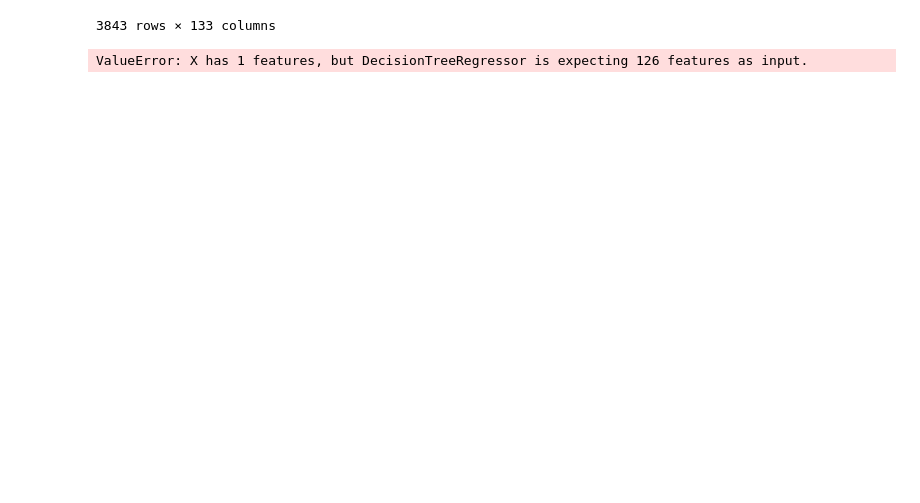
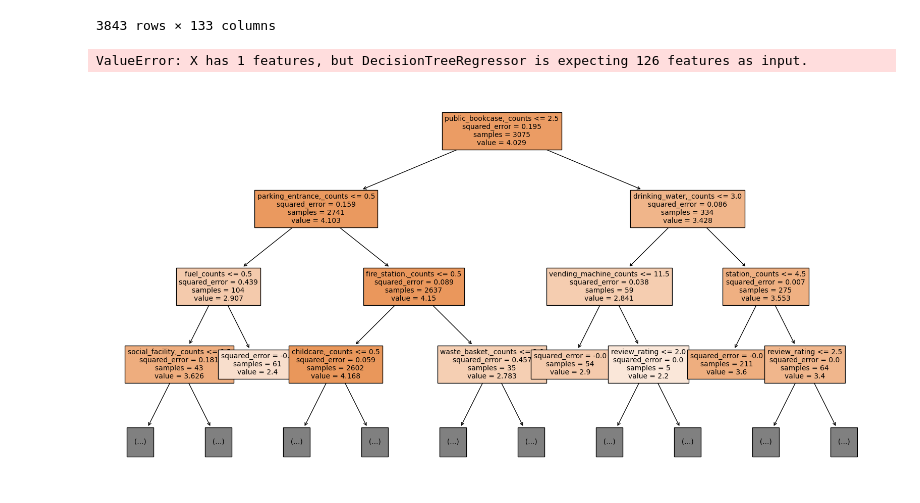
Before and after one commit to ellasartory/scraping, a Jupyter notebook: google_maps/regression_tree.ipynb, the cells around one changed output. Cells and saved outputs as stored; diff of their text form; code cells hidden in the pictures; blank space fills up the shorter version.

Commit message:
regression tree in notebook

```diff
--- a/google_maps/regression_tree.ipynb
+++ b/google_maps/regression_tree.ipynb
@@ -56,3 +56,97 @@ plt.legend()
 plt.show()
 # %% [output]
 ValueError: X has 1 features, but DecisionTreeRegressor is expecting 126 features as input.
+# %%
+import pandas as pd
+import matplotlib.pyplot as plt
+import seaborn as sns
+from sklearn.model_selection import train_test_split, GridSearchCV, cross_val_score
+from sklearn.tree import DecisionTreeRegressor, plot_tree
+import numpy as np
+
+# Load the data
+file_path = ("rating_and_count.csv")
+rating_and_count_df = pd.read_csv(file_path)
+
+# Preparing the data
+numeric_columns = rating_and_count_df.select_dtypes(include=['number']).columns
+data = rating_and_count_df[numeric_columns]
+
+# Remove 'index' column if it exists
+if 'index' in data.columns:
+    data = data.drop('index', axis=1)
+
+X = data.drop('rating', axis=1).fillna(data.mean())  # Features, handling NaNs
+y = data['rating']  # Target
+
+# Splitting the dataset into training and testing sets
+X_train, X_test, y_train, y_test = train_test_split(X, y, test_size=0.2, random_state=42)
+
+# Hyperparameter tuning using grid search
+param_grid = {
+    'max_depth': [3, 5, 10, None],
+    'min_samples_split': [2, 5, 10],
+    'min_samples_leaf': [1, 2, 4]
+}
+grid_search = GridSearchCV(DecisionTreeRegressor(random_state=42), param_grid, cv=5, n_jobs=-1, scoring='neg_mean_squared_error')
+grid_search.fit(X_train, y_train)
+best_params = grid_search.best_params_
+
+# Creating and training the regression tree model with best parameters
+reg_tree = DecisionTreeRegressor(random_state=42, **best_params)
+reg_tree.fit(X_train, y_train)
+
+# Visualizing the tree
+plt.figure(figsize=(20,10))
+plot_tree(reg_tree, feature_names=X.columns, filled=True, max_depth=3, fontsize=10)
+plt.show()
+
+# Extracting feature importances
+feature_importances = reg_tree.feature_importances_
+importance_df = pd.DataFrame({
+    'Feature': X_train.columns,
+    'Importance': feature_importances
+}).sort_values(by='Importance', ascending=False)
+
+# Plotting the feature importances
+plt.figure(figsize=(10, 8))
+sns.barplot(x='Importance', y='Feature', data=importance_df.head(10))
+plt.title('Top 10 Feature Importances in the Regression Tree')
+plt.xlabel('Importance Score')
+plt.ylabel('Feature')
+plt.show()
+
+# Initialize an empty list to store the impacts
+impact_list = []
+
+# Analyzing the impact of each variable on ratings
+baseline_predictions = reg_tree.predict(X_test)
+for feature in X_train.columns:
+    modified_test_set = X_test.copy()
+    modified_test_set[feature] = X_train[feature].mean()
+    modified_predictions = reg_tree.predict(modified_test_set)
+    average_impact = (modified_predictions - baseline_predictions).mean()
+    impact_list.append({'Feature': feature, 'Average Impact on Rating': average_impact})
+
+# Convert the list of impacts to a DataFrame and sort it
+impact_df = pd.DataFrame(impact_list)
+impact_df = impact_df.sort_values(by='Average Impact on Rating', key=abs, ascending=False)
+
+# Displaying top 10 impacts for clarity
+print(impact_df.head(10))
+
+# Performing k-fold cross-validation
+cv_scores = cross_val_score(DecisionTreeRegressor(random_state=42, **best_params),
+                            X_train, y_train,
+                            cv=5,
+                            scoring='neg_mean_squared_error')
+
+# Calculating the average and standard deviation of the cross-validation scores
+cv_scores_mean = np.mean(cv_scores)
+cv_scores_std = np.std(cv_scores)
+
+# Displaying cross-validation results for clarity
+print("Average Cross-Validation Score (Mean Squared Error):", cv_scores_mean)
+print("Standard Deviation of Cross-Validation Score:", cv_scores_std)
+# %% [output]
+[figure, added]
```
Also changed, not shown: parts of 1 cell of this notebook, 1 other file.
